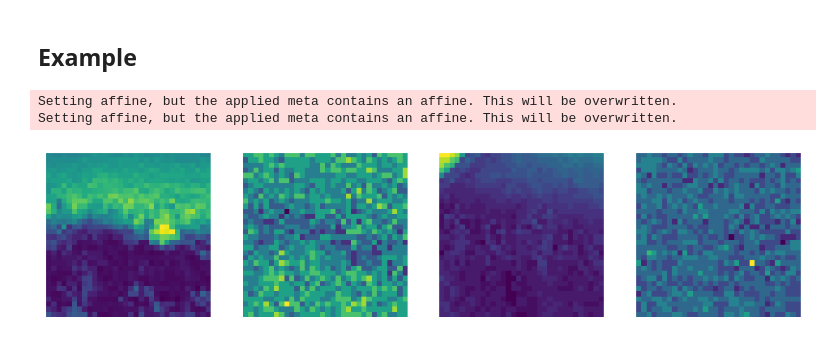
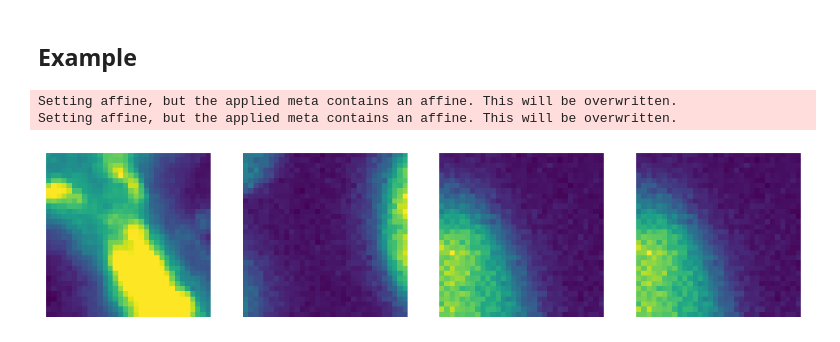
Before and after one commit to bmandracchia/bioMONAI, a Jupyter notebook: nbs/03_data.ipynb, the cells around one changed output. Cells and saved outputs as stored; diff of their text form; code cells hidden in the pictures.

Commit message:
data 'tif' support

```diff
--- a/nbs/03_data.ipynb
+++ b/nbs/03_data.ipynb
@@ -58,0 +55,13 @@ def tiff_reader(path,  # The path to the TIFF file to be read
+# %%
+# file_path = 'data_examples/example_tiff.tiff's
+
+# d, _ = tiff_reader(file_path)
+
+
+file_path = '../../bioMONAI_0/_data/Thunder_20230308/nuevos_datos/dataset_2/targets/1.tif'
+
+d, _ = tiff_reader(file_path)
+
+file_path = '../../bioMONAI_0/_data/Babesia/TRITC/O11_TRITC_frame01.tiff'
+
+e, _ = tiff_reader(file_path)
@@ -170,6 +187,16 @@ def _image_reader(path, # The file path to the image
 
         return data, affine
 
+    if (path[-3:]=="tif"):
+
+        # Reorder for tif files
+        data = image_aics.get_image_data("CZYX", T=0)  # returns 4D CZYX numpy array
+
+        affine = np.eye(4) #to change
+
+        return data, affine
+
+
     # Convert to numpy array
     data = image_aics.data
 
@@ -486,7 +513,14 @@ class BioImage(BioImageBase):
     #     return f'{self.__class__.__name__} shape={"x".join([str(d) for d in self.shape])}'
         return f"BioImage{self.as_tensor().__repr__()[6:]}"
 # %%
-# a = BioImage.create('../../bioMONAI_0/_data/Babesia/RI/O11_RI_frame01.tiff')
-# print(a.shape)
-# a = BioImage.create('../../bioMONAI_0/_data/Babesia/TRITC/O11_TRITC_frame01.tiff')
-# a.shape
+a = BioImage.create('../../bioMONAI_0/_data/Babesia/RI/O11_RI_frame01.tiff')
+print(a.shape)
+a = BioImage.create('../../bioMONAI_0/_data/Babesia/TRITC/O11_TRITC_frame01.tiff')
+print(a.shape)
+
+
+
+a = BioImage.create('../../bioMONAI_0/_data/Thunder_20230308/nuevos_datos/dataset_2/inputs/1.tif')
+print(a.shape)
+a = BioImage.create('../../bioMONAI_0/_data/Thunder_20230308/nuevos_datos/dataset_2/targets/1.tif')
+print(a.shape)
@@ -691,22 +733,22 @@ item_tfms = [RandCropND(roi_size), ScaleIntensity]
 # %%
 from bioMONAI.core import get_target
 # %%
-file_folder = '../_data/Babesia/RI/'
+file_folder = '../../bioMONAI_0/_data/Thunder_20230308/nuevos_datos/dataset_2'
 
 dblock = DataBlock(blocks=(BioImageBlock(cls=BioImageProject), BioImageBlock(cls=BioImageProject)),
                    get_items=get_image_files,
-                   get_y=get_target('../_data/Babesia/TRITC', same_filename=False, signal_file_prefix='RI', target_file_prefix='TRITC'),
+                   get_y=get_target('../../bioMONAI_0/_data/Thunder_20230308/nuevos_datos/dataset_2/targets', same_filename=True),
                    splitter=RandomSplitter(valid_pct=0.2),
                    item_tfms=item_tfms,
                    )
 # dblock.summary(file_folder)
 
 dls = dblock.dataloaders(file_folder, bs=2)
 dls.show_batch(max_n=2, cmap='viridis')
 # %% [output]
 Setting affine, but the applied meta contains an affine. This will be overwritten.
 Setting affine, but the applied meta contains an affine. This will be overwritten.
-[figure, old version]
+[figure, new version]
 # %%
 from monai.networks.nets import DynUNet
 from monai.losses import SSIMLoss
```
Also changed, not shown: parts of 9 cells of this notebook, 1 other file.
